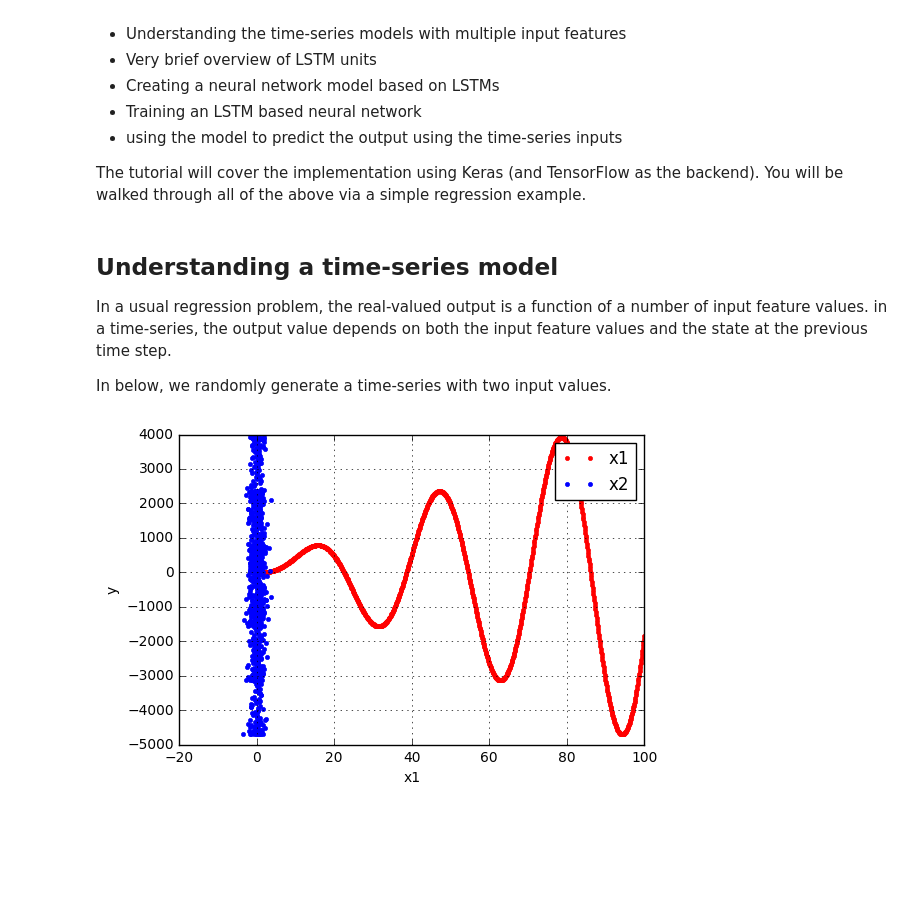
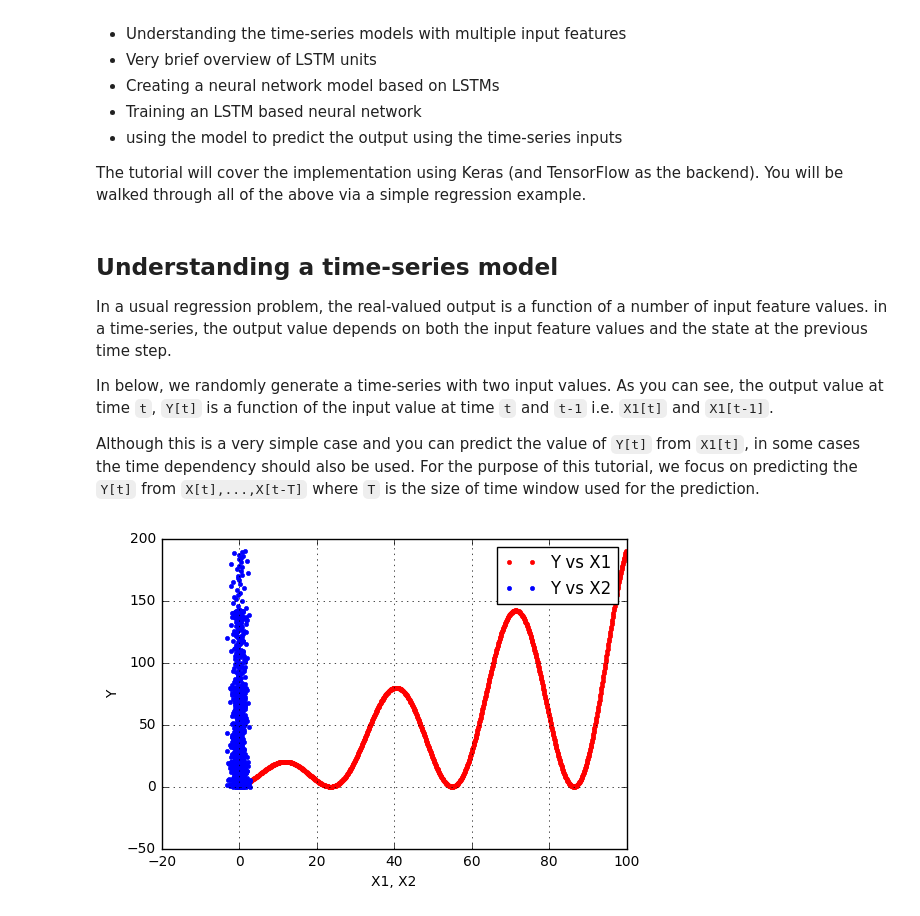
Before and after one commit to mnabaee/kernels, a Jupyter notebook: two-sigma/lstm-tutorial.ipynb, the cells around one changed output. Drawn from its saved outputs; the diff is of its cells as text; code cells hidden in the pictures; blank space fills up the shorter version.

Commit message:
working on tutorial

```diff
--- a/two-sigma/lstm-tutorial.ipynb
+++ b/two-sigma/lstm-tutorial.ipynb
@@ -17,28 +17,31 @@ You will be walked through all of the above via a simple regression example.
 In a usual regression problem, the real-valued output is a function of a number of input feature values. in a time-series, the output value depends on both the input feature values and the state at the previous time step.
 
 In below, we randomly generate a time-series with two input values.
+As you can see, the output value at time `t`, `Y[t]` is a function of the input value at time `t` and `t-1` i.e. `X1[t]` and `X1[t-1]`.
+
+Although this is a very simple case and you can predict the value of `Y[t]` from `X1[t]`, in some cases the time dependency should also be used.
+For the purpose of this tutorial, we focus on predicting the `Y[t]` from `X[t],...,X[t-T]` where `T` is the size of time window used for the prediction.
 # %%
 import numpy as np
 import matplotlib.pyplot as plt
 %matplotlib inline
 
-t = np.linspace(0, 100, 1000)
-x1 = np.power(t,1)
-x2 = np.random.randn(len(t))
+Y = np.zeros(1000)
+X1 = np.zeros(1000)
+X2 = np.random.randn(1000)
+for t in range(1000):
+    X1[t] = t / 10
+    Y[t] =  np.sin(X1[t]/5) * X1[t]
+    if t > 0:
+        Y[t] += X1[t-1]
 
+X = np.stack((X1, X2), axis = 1)
 
-
-y = np.sin( x1 / 5 ) * x1
-
-y = np.array([np.sum(y[0:i]) for i in range(len(y))])
-
-trainX = np.stack((x1, x2), axis = 1)
-trainY = y
-plt.plot(x1, y, 'r.')
-plt.plot(x2, y, 'b.')
-plt.xlabel('x1')
-plt.ylabel('y')
-plt.legend(['x1', 'x2'])
+plt.plot(X1, Y, 'r.')
+plt.plot(X2, Y, 'b.')
+plt.xlabel('X1, X2')
+plt.ylabel('Y')
+plt.legend(['Y vs X1', 'Y vs X2'])
 plt.grid(True)
 # %% [output]
-[figure, old version]
+[figure, new version]
```
Also changed, not shown: parts of 7 cells of this notebook, 1 other file.
